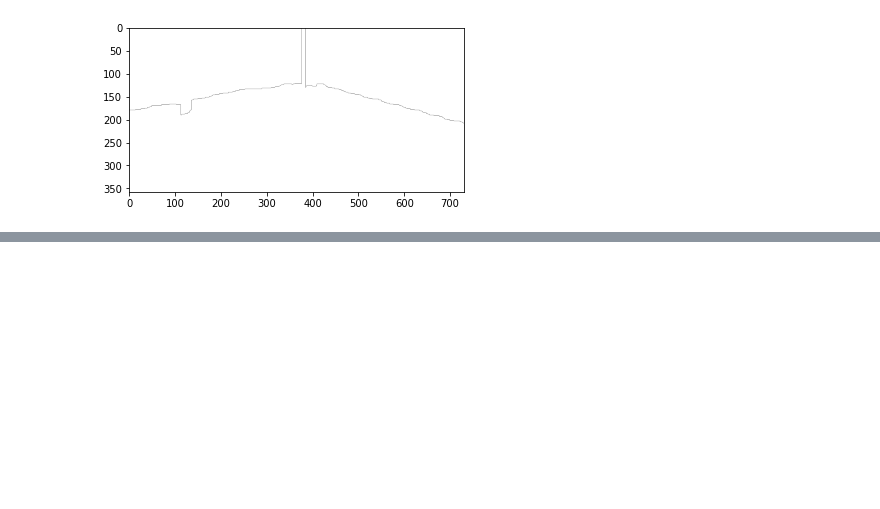
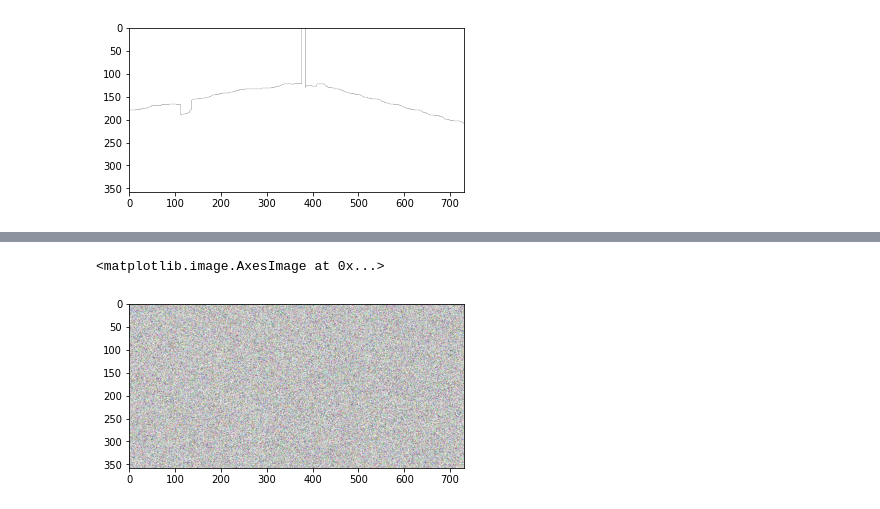
Before and after one commit to Lewington-pitsos/lanenet-lane-detection, a Jupyter notebook: road_mask.ipynb, the cells around one changed output, grey strips where cells are left out. Drawn from its saved outputs; the diff is of its cells as text; code cells hidden in the pictures; blank space fills up the shorter version.

```diff
--- a/road_mask.ipynb
+++ b/road_mask.ipynb
@@ -47,0 +64,5 @@ def interp_up()
+# %%
+plt.imshow(z)
+# %% [output]
+<matplotlib.image.AxesImage at 0x...>
+[figure, added]
```
Also changed, not shown: parts of 17 cells of this notebook, 2 other files.
